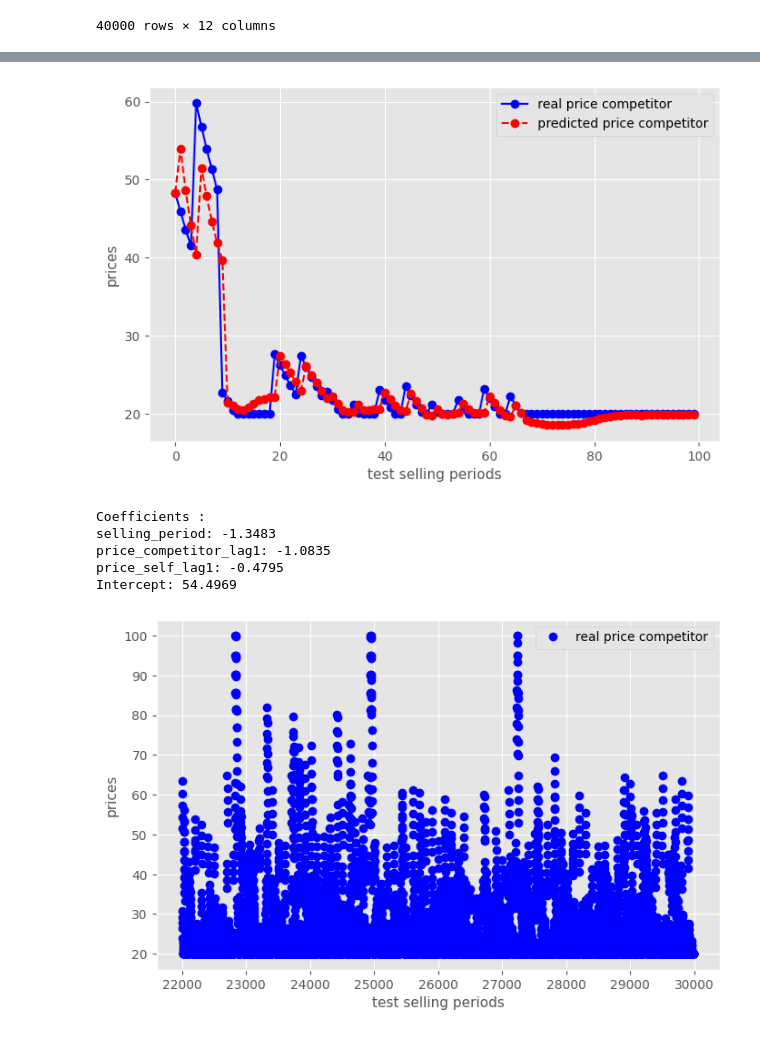
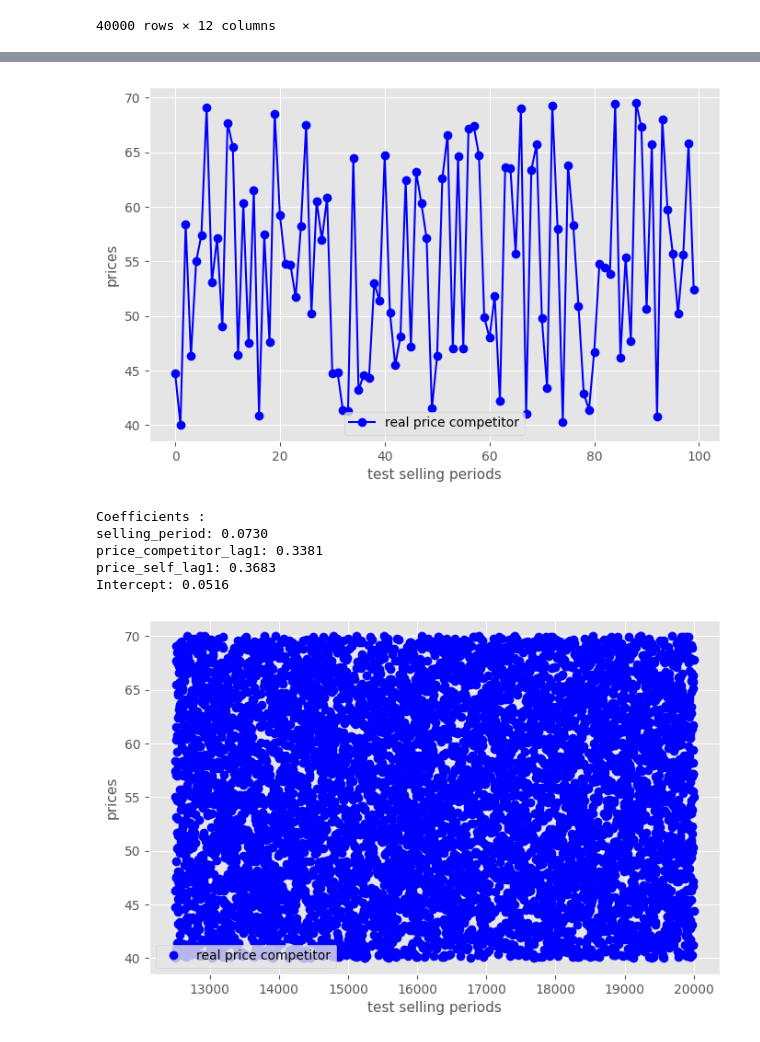
Before and after one commit to qcorveler/Optizoignons, a Jupyter notebook: Travail_Perso/Quentin/modele_prix_concurrent/W2_load_data.ipynb, the cells around one changed output, grey strips where cells are left out. Saved outputs shown, nothing was run; the diff lists cells and outputs as text; code cells hidden in the pictures.

Commit message:
model implémenté dans le duopoly

```diff
--- a/Travail_Perso/Quentin/modele_prix_concurrent/W2_load_data.ipynb
+++ b/Travail_Perso/Quentin/modele_prix_concurrent/W2_load_data.ipynb
@@ -217,29 +345,25 @@ df_comp_details
 # %%
-df_comp = df_comp_details[df_comp_details['competition_id']=="3jygWZ"] # 3fVyNT
+df_comp = df_comp_details[df_comp_details['competition_id']=="3fVyNT"] # 3jygWZ
 
-from river import linear_model, metrics, preprocessing, optim
 
 # Standardisation + régression linéaire avec régularisation L2
-model = (
-    preprocessing.StandardScaler() |
-    linear_model.LinearRegression(l2=0.01, optimizer=optim.SGD(0.01))
-)
+model = OnlineLinearRegressor(lr=0.00001, l2=0.01)
 
 metrics_list = {
-    "R²": metrics.R2(),
-    "MAE": metrics.MAE(),
-    "MSE": metrics.MSE(),
-    "RMSE": metrics.RMSE()
+    "R²": R2(),
+    "MAE": MAE(),
+    "MSE": MSE(),
+    "RMSE": RMSE()
 }
 
 metric_list_simple = {
-    "R²": metrics.R2(),
-    "MAE": metrics.MAE(),
-    "MSE": metrics.MSE(),
-    "RMSE": metrics.RMSE()
+    "R²": R2(),
+    "MAE": MAE(),
+    "MSE": MSE(),
+    "RMSE": RMSE()
 }
 
-train_test_split = 99
+train_test_split = 25
 
 df_comp_train = df_comp[df_comp['selling_season']<=train_test_split]
 df_comp_test = df_comp[df_comp['selling_season']>train_test_split]
@@ -256,7 +380,7 @@ for index, row in df_comp_train.iterrows():
     y = row['price_competitor']
 
     # Prédiction avant apprentissage
-    y_pred = model.predict_one(x)
+    y_pred = model.predict(x)
 
     y_pred_simple = history['price_competitor'][-1] if row['selling_period']>1 else 0.0
 
@@ -270,7 +394,7 @@ for index, row in df_comp_train.iterrows():
             m.update(y, y_pred_simple)
 
     # Apprentissage online
-    model.learn_one(x, y)
+    model.learn(x, y)
 
     # Mettre à jour l'historique pour la prochaine période
     history["price_self"].append(row['price'])
@@ -344,31 +468,34 @@ df_results.head(100)
 # %%
 fig, ax = plt.subplots(figsize=(8,5))
 ax.plot(df_results.index[:100], df_results['real_price_competitor'][:100], 'bo', linestyle='-', label = 'real price competitor')
-ax.plot(df_results.index[:100], df_results['pred_price_competitor'][:100], 'ro', linestyle='--', label = 'predicted price competitor')
+# ax.plot(df_results.index[:100], df_results['pred_price_competitor'][:100], 'ro', linestyle='--', label = 'predicted price competitor')
 # ax.plot(df_results.index[:100], df_results['pred_price_competitor_simple'][:100], 'go', linestyle='--', label = 'simple predicted price competitor')
 ax.set_xlabel('test selling periods', size=11)
 ax.set_ylabel("prices" , size=11)
 ax.legend()
 plt.show()
 # %% [output]
-[figure, old version]
+[figure, new version]
 # %%
 # Accéder au modèle final dans le pipeline
-linreg = model[-1]  # ou model.steps[-1][1]
+
 
 # Coefficients (poids des features)
+feature_names = ['selling_period', 'price_competitor_lag1', 'price_self_lag1']
+w = model.weights.detach().numpy()
+weights_dict = dict(zip(feature_names, w))
 print("Coefficients :")
-for feature, coef in linreg.weights.items():
-    print(f"{feature}: {coef:.4f}")
+for feature, weight in weights_dict.items():
+    print(f"{feature}: {weight:.4f}")
 
 # Interception (bias)
-print(f"Intercept: {linreg.intercept:.4f}")
+print(f"Intercept: {model.bias.item():.4f}")
 # %% [output]
 Coefficients :
-selling_period: -1.3483
-price_competitor_lag1: -1.0835
-price_self_lag1: -0.4795
-Intercept: 54.4969
+selling_period: 0.0730
+price_competitor_lag1: 0.3381
+price_self_lag1: 0.3683
+Intercept: 0.0516
 # %%
 fig, ax = plt.subplots(figsize=(8,5))
 ax.plot(df_comp_test.index, df_comp_test['price_competitor'], 'bo', label = 'real price competitor')
@@ -377,4 +504,4 @@ ax.set_ylabel("prices" , size=11)
 ax.legend()
 plt.show()
 # %% [output]
-[figure, old version]
+[figure, new version]
```
Also changed, not shown: parts of 4 cells of this notebook, 11 other files.
